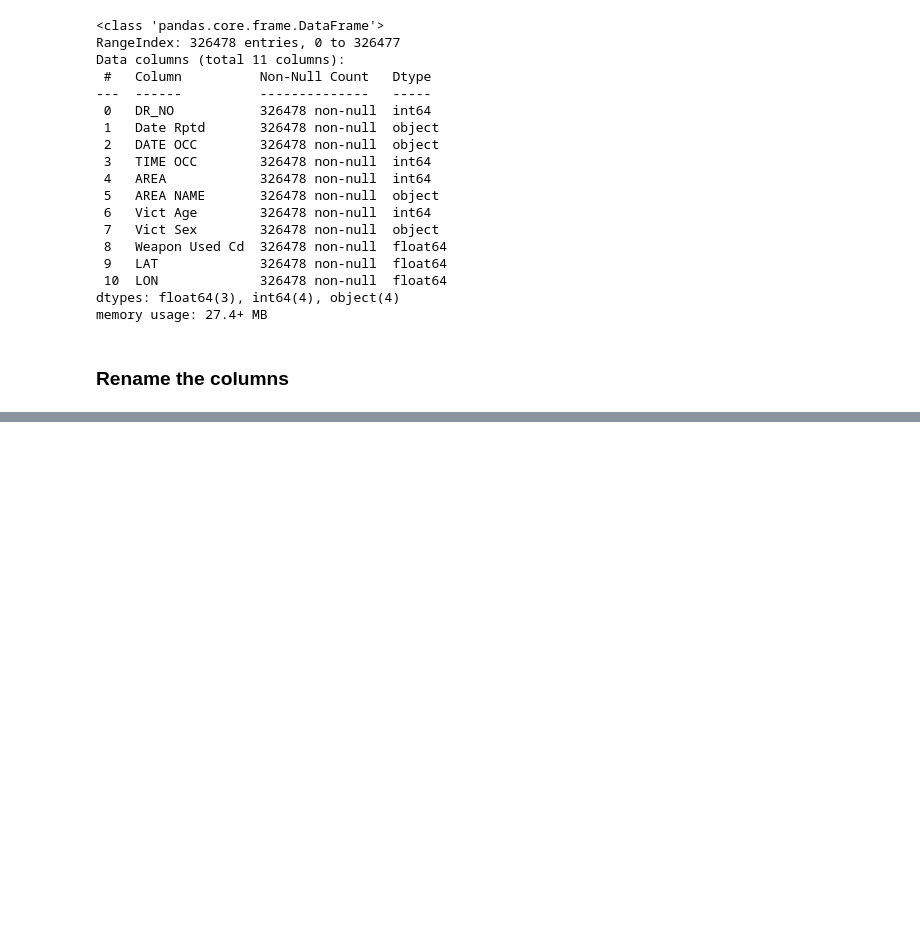
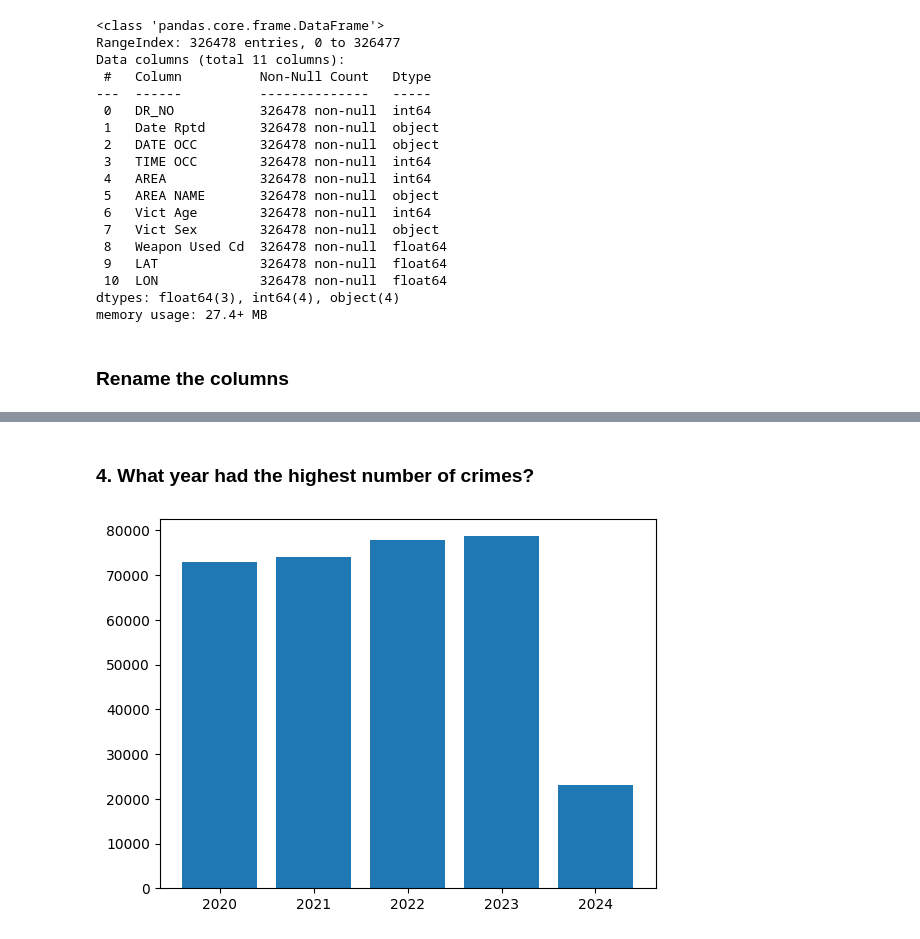
Before and after one commit to jbigishiro/Analyzing-Crime-in-Los-Angeles, a Jupyter notebook: main.ipynb, the cells around one changed output, grey strips where cells are left out. Drawn from its saved outputs; the diff is of its cells as text; code cells hidden in the pictures; blank space fills up the shorter version.

```diff
--- a/main.ipynb
+++ b/main.ipynb
@@ -84,0 +154,9 @@ memory usage: 27.4+ MB
+# %% [markdown]
+### 4. What year had the highest number of crimes?
+# %%
+df['Year']= pd.to_datetime(df['Date_occured'], format='%Y-%M-%D').dt.strftime('%Y')
+crime_year = df['Year'].value_counts().reset_index().sort_values(by="Year")
+plt.bar(crime_year["Year"], crime_year["count"])
+plt.show()
+# %% [output]
+[figure, added]
```
Also changed, not shown: parts of 17 cells of this notebook.
